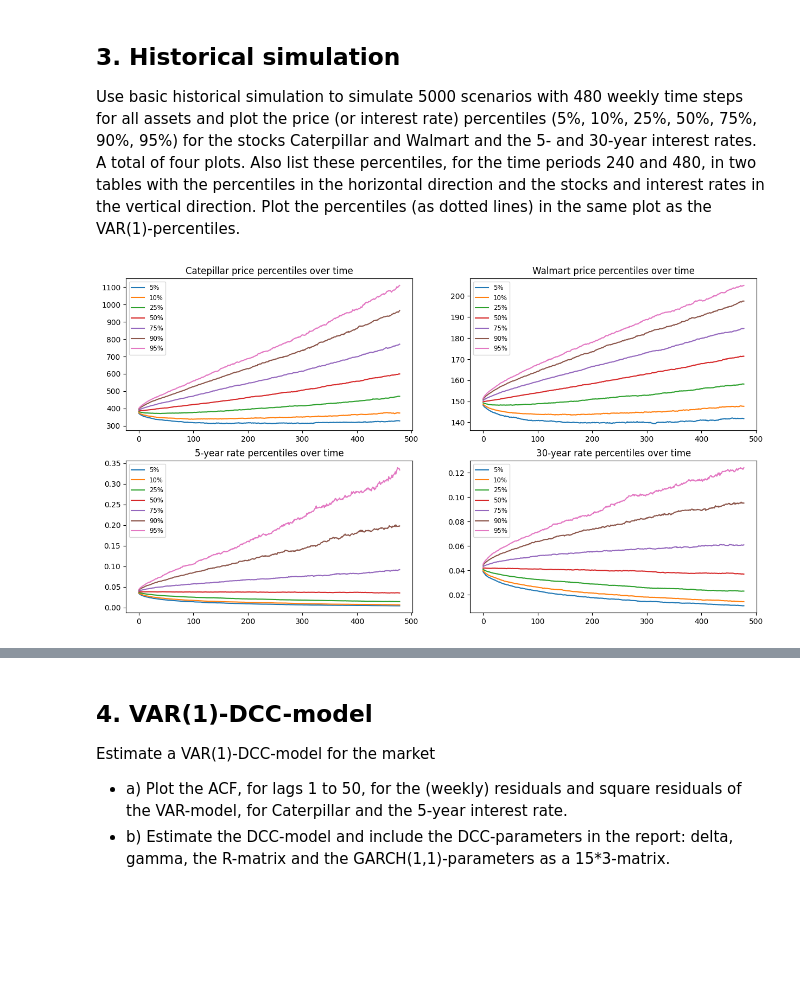
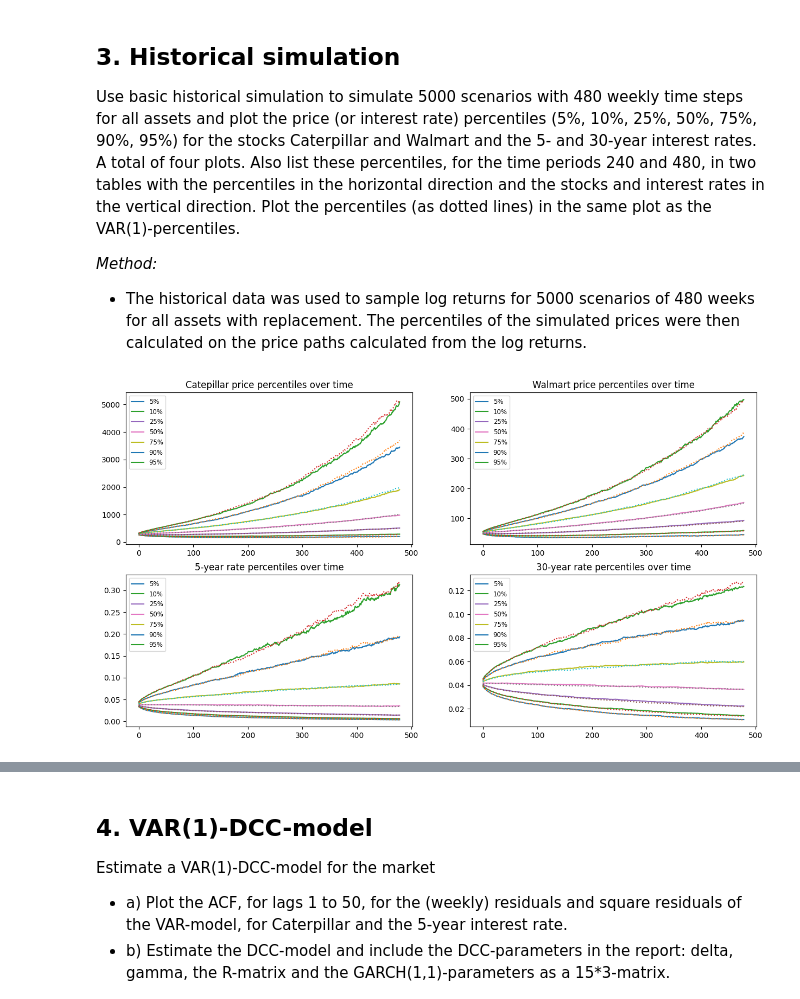
Before and after one commit to JohanHerbert/Lab2_ERM, a Jupyter notebook: Lab2_notebook.ipynb, the cells around one changed output, grey strips where cells are left out. Drawn from its saved outputs; the diff is of its cells as text; code cells hidden in the pictures; blank space fills up the shorter version.

```diff
--- a/Lab2_notebook.ipynb
+++ b/Lab2_notebook.ipynb
@@ -102,5 +113,9 @@ the vertical direction.
 # %%
 # a)
+AllAssetsDf = marketDataDf
+AllAssetsLR= np.log(AllAssetsDf).diff()
+AllAssetsLR = AllAssetsLR.dropna()
+
 oneVec = np.ones((AllAssetsLR.shape[0],1))
 M = np.concatenate((oneVec, AllAssetsLR.values), axis=1)[:-1,]
 Y = AllAssetsLR.values[1:,:]
@@ -144,11 +159,11 @@ def VAR1Simulator(Y0, epsilon, A0, A1):
   timeSteps = epsilon.shape[2]
 
   # Function Stockprices(Z,X,r,sigma,dt) Should return S
-  Y = np.zeros((simulations, numberOfStocks, timeSteps + 1 ))
+  Y = np.zeros((simulations, numberOfStocks, timeSteps ))
   Y[0, :, 0] = Y0
   for i in range(simulations):
-    for t in range(1, timeSteps + 1):
-          Y[i, :, t] = A0 + A1 @ Y[i, :, t-1] + epsilon[i, :, t-1]
+    for t in range(1, timeSteps ):
+          Y[i, :, t] = A0 + A1.T @ Y[i, :, t-1] + epsilon[i, :, t]
   return Y
 # %%
 # c)
@@ -171,9 +185,11 @@ simulatedLR = VAR1Simulator(Y0, X, A0, A1)
 # %%
 sumLogReturns = np.cumsum(simulatedLR, axis=2)
 initialPrice = AllAssetsDf.iloc[-1,].values
-flattenedInitialPrice = initialPrice.flatten()
-initialPriceMatrix = np.tile(flattenedInitialPrice, (5000, 480, 1)).transpose(0, 2, 1)
-simulatedPrices = initialPriceMatrix*np.exp(sumLogReturns[:, :, 1:])
+initialPriceMatrix = np.tile(initialPrice, (5000, 480, 1)).transpose(0, 2, 1)
+#simulatedPrices = initialPriceMatrix*np.exp(sumLogReturns[:, :, 1:])
+
+simulatedPrices = initialPriceMatrix*np.exp(sumLogReturns[:, :, :])
+
 
 quantileValues = [0.05, 0.1, 0.25, 0.5, 0.75, 0.9, 0.95]
 
@@ -266,6 +282,9 @@ the price (or interest rate) percentiles (5%, 10%, 25%, 50%, 75%, 90%, 95%) for
 Walmart and the 5- and 30-year interest rates. A total of four plots. Also list these percentiles, for the time
 periods 240 and 480, in two tables with the percentiles in the horizontal direction and the stocks and interest
 rates in the vertical direction. Plot the percentiles (as dotted lines) in the same plot as the VAR(1)-percentiles.
+
+*Method:*
+- The historical data was used to sample log returns for 5000 scenarios of 480 weeks for all assets with replacement. The percentiles of the simulated prices were then calculated on the price paths calculated from the log returns.
 # %%
 sims = 5000
 weeks = 480
@@ -292,53 +311,58 @@ quantileValues = [0.05, 0.1, 0.25, 0.5, 0.75, 0.9, 0.95]
 
 sumLogReturns = np.cumsum(arrays_3d, axis=2)
 initialPrice = AllAssetsDf.iloc[-1,[1,8,10,14]].values
-flattenedInitialPrice = initialPrice.flatten()
-initialPriceMatrix = np.tile(flattenedInitialPrice, (5000, 480, 1)).transpose(0, 2, 1)
+initialPriceMatrix = np.tile(initialPrice, (5000, 480, 1)).transpose(0, 2, 1)
 simulatedPrices = initialPriceMatrix*np.exp(sumLogReturns[:, :, :])
 
 
 
-catepillarPercentile = np.zeros((weeklyTimestep, len(quantileValues)))
-walmartPercentile = np.zeros((weeklyTimestep, len(quantileValues)))
-fiveYearPercentile = np.zeros((weeklyTimestep, len(quantileValues)))
-thirtyYearPercentile = np.zeros((weeklyTimestep, len(quantileValues)))
+catepillarPercentileHS = np.zeros((weeklyTimestep, len(quantileValues)))
+walmartPercentileHS = np.zeros((weeklyTimestep, len(quantileValues)))
+fiveYearPercentileHS = np.zeros((weeklyTimestep, len(quantileValues)))
+thirtyYearPercentileHS = np.zeros((weeklyTimestep, len(quantileValues)))
 
 for i in range(0,weeklyTimestep):
     for j in range(0, len(quantileValues)):
-        catepillarPercentile[i, j] = np.quantile(simulatedPrices[:, 0, i], quantileValues[j])
-        walmartPercentile[i, j] = np.quantile(simulatedPrices[:, 1, i], quantileValues[j])
-        fiveYearPercentile[i, j] = np.quantile(simulatedPrices[:, 2, i], quantileValues[j])
-        thirtyYearPercentile[i, j] = np.quantile(simulatedPrices[:, 3, i], quantileValues[j])
+        catepillarPercentileHS[i, j] = np.quantile(simulatedPrices[:, 0, i], quantileValues[j])
+        walmartPercentileHS[i, j] = np.quantile(simulatedPrices[:, 1, i], quantileValues[j])
+        fiveYearPercentileHS[i, j] = np.quantile(simulatedPrices[:, 2, i], quantileValues[j])
+        thirtyYearPercentileHS[i, j] = np.quantile(simulatedPrices[:, 3, i], quantileValues[j])
 # %%
 percentiles = ['5%', '10%', '25%', '50%', '75%', '90%', '95%']
 fig, ax = plt.subplots(2, 2, figsize=(15, 8))
 
 for i, label in enumerate(percentiles):
     ax[0, 0].plot(catepillarPercentile[1:, i], label=label)
+    ax[0, 0].plot(catepillarPercentileHS[1:, i], linestyle = 'dotted')
 
 ax[0, 0].set_title('Catepillar price percentiles over time')
 ax[0, 0].legend(fontsize = 'small')
 
 for i, label in enumerate(percentiles):
     ax[0, 1].plot(walmartPercentile[1:, i], label=label)
+    ax[0, 1].plot(walmartPercentileHS[1:, i], linestyle = 'dotted')
 
 ax[0, 1].set_title('Walmart price percentiles over time')
 ax[0, 1].legend(fontsize = 'small')
 
 for i, label in enumerate(percentiles):
     ax[1, 0].plot(fiveYearPercentile[1:, i], label=label)
+    ax[1, 0].plot(fiveYearPercentileHS[1:, i], linestyle = 'dotted')
+
 
 ax[1, 0].set_title('5-year rate percentiles over time')
 ax[1, 0].legend(fontsize = 'small')
 
 for i, label in enumerate(percentiles):
     ax[1, 1].plot(thirtyYearPercentile[1:, i], label=label)
+    ax[1, 1].plot(thirtyYearPercentileHS[1:, i], linestyle = 'dotted')
+
 
 ax[1, 1].set_title('30-year rate percentiles over time')
 ax[1, 1].legend(fontsize = 'small')
 
 plt.show()
 # %% [output]
-[figure, old version]
+[figure, new version]
 # %%
 fullTableDf = pd.DataFrame(columns=percentiles)
```
Also changed, not shown: parts of 42 cells of this notebook.
